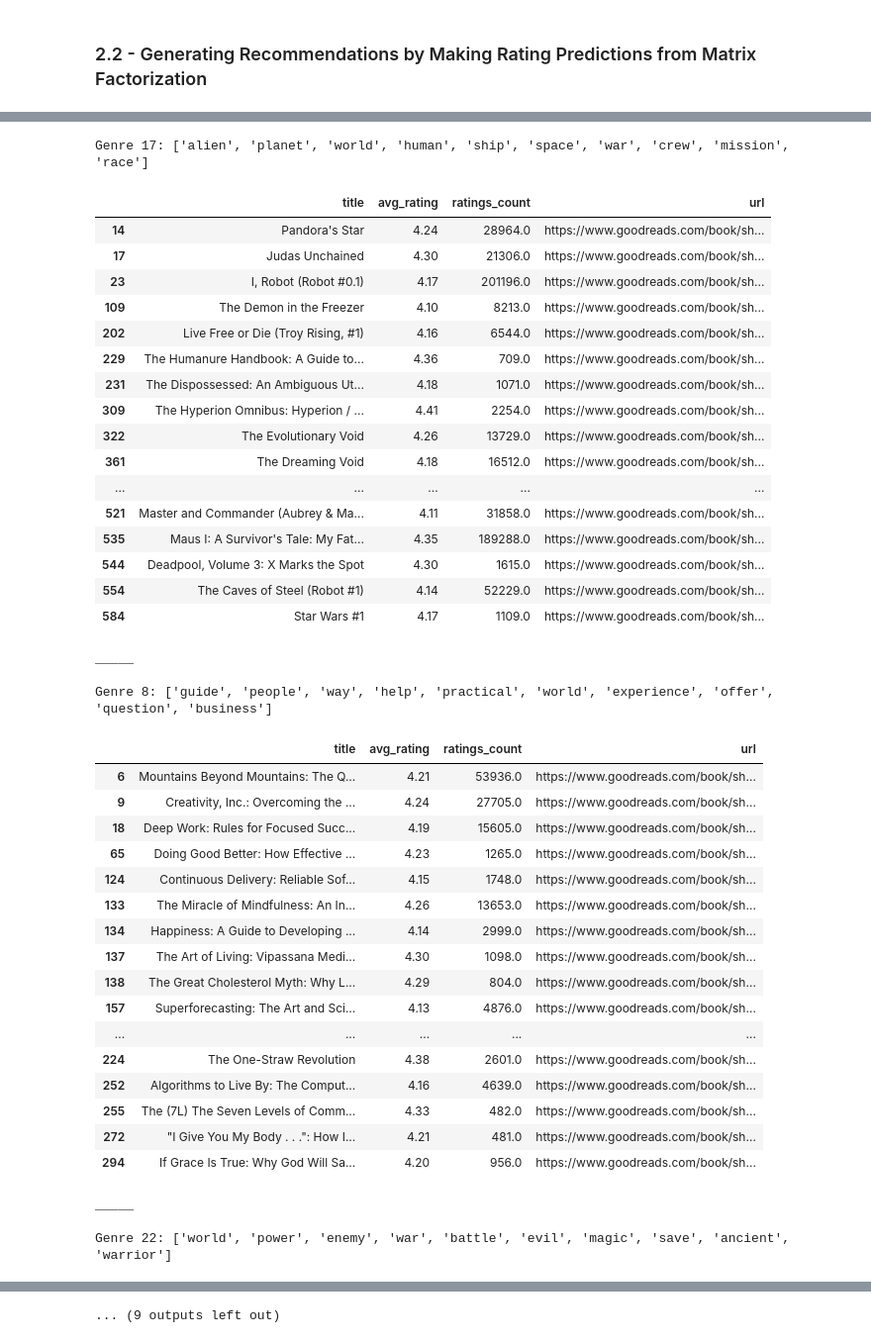
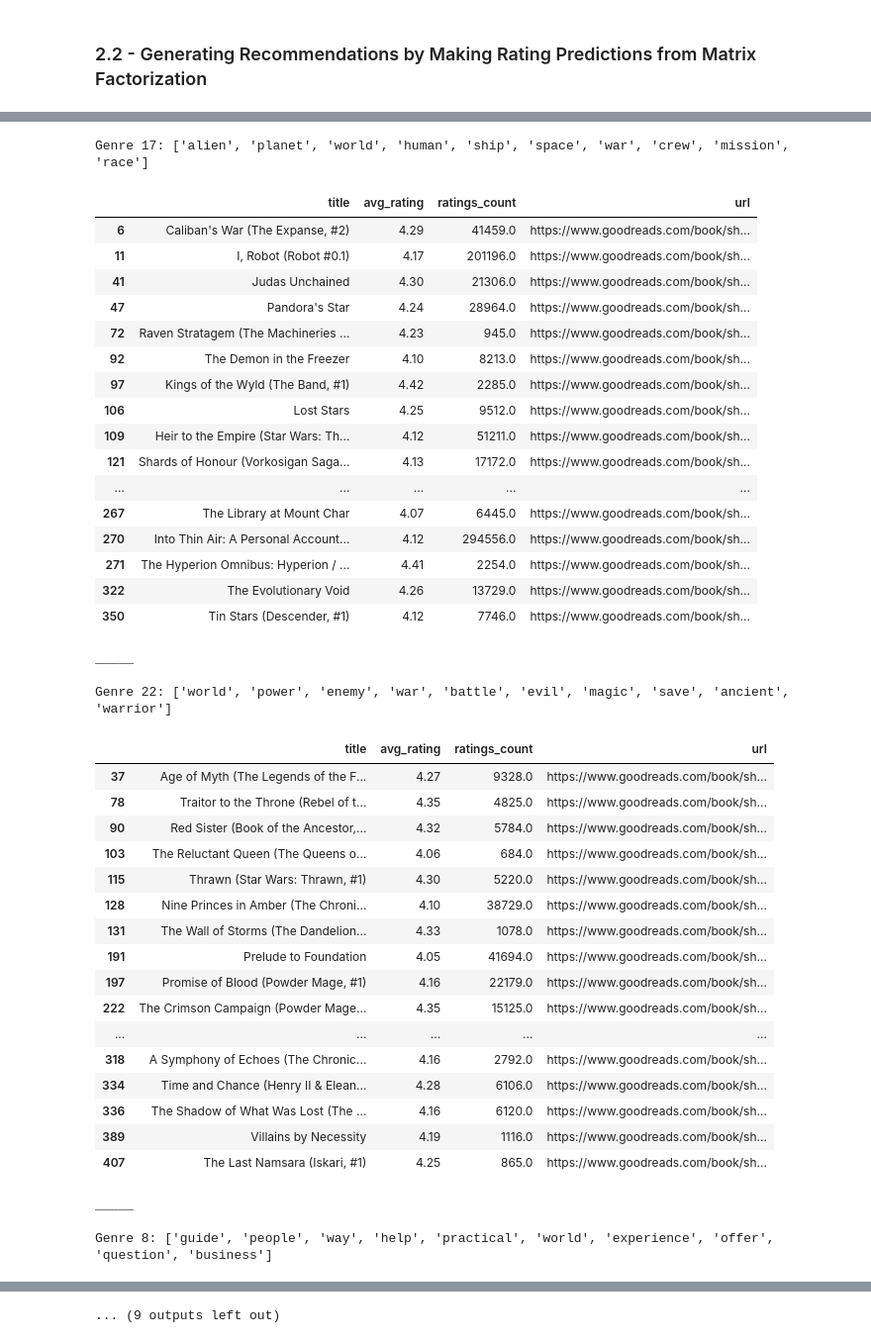
Before and after one commit to mraottth/projects, a Jupyter notebook: Goodreads Book Recommender/book_recommender.ipynb, the cells around one changed output, grey strips where cells are left out. Shown at 99% size. Saved outputs shown, nothing was run; the diff lists cells and outputs as text; code cells hidden in the pictures.

```diff
--- a/Goodreads Book Recommender/book_recommender.ipynb
+++ b/Goodreads Book Recommender/book_recommender.ipynb
@@ -43,9 +43,9 @@ my_books = np.array(my_books["rating"]).reshape(1,-1)
 # Add to sparse matrix
 df_reviews = sparse.vstack([df_reviews, my_books])
 
-# # Replace 0 with 0.1 to prevent cosine similarities from zeroing
-# sparse_fill = 0.001
-# df_reviews.data[df_reviews.data == 0] = sparse_fill
+# Replace 0 with 0.000001 to prevent cosine similarities from zeroing
+sparse_fill = 0.000001
+df_reviews.data[df_reviews.data == 0] = sparse_fill
 
 # Normalize reviews within users
 norm = Normalizer()
@@ -108,7 +108,7 @@ def find_neighbors(n_neighbors, target_user, ratings_df, ind_books, books):
     neighbor_user_ratings.drop(["index"], axis=1, inplace=True)
 
     # Filter out later volumes in series using regex pattern
-    regex1 = r"#([2-9]|[1-9]\d+)"
+    regex1 = r"#([3-9]|[1-9]\d+)"
     regex2 = r"Vol. ([0-9]|[1-9]\d+)"
     neighbor_user_ratings = neighbor_user_ratings[~neighbor_user_ratings["title"].str.contains(regex1)]
     neighbor_user_ratings = neighbor_user_ratings[~neighbor_user_ratings["title"].str.contains(regex2)]
@@ -296,7 +297,7 @@ _____
 ### 2.1 - User:Item Collaborative Filtering with Matrix Factorization
 # %%
 # Find larger number of similar users than before to get broad pool of potentially relevant books
-large_neighborhood_ratings, target_user_ratings = find_neighbors(1000, target, df_reviews, book_index, df_books)
+large_neighborhood_ratings, target_user_ratings = find_neighbors(1500, target, df_reviews, book_index, df_books)
 # %%
 # Get unique users and books to slice df_reviews
 neighbor_index = large_neighborhood_ratings["uid"].unique()
@@ -309,7 +310,7 @@ R = df_reviews[:, neighbor_book_index]
 R = R[neighbor_index, :]
 # %%
 # Decompose user ratings matrix R
-U, sigma, Vt = svds(R, k = 10)
+U, sigma, Vt = svds(R, k = 5)
 sigma = np.diag(sigma)
 
 U = sparse.csr_matrix(U)
@@ -352,60 +353,60 @@ top_preds.head(10)
 # %%
 # Loop through genres in descending relevance order and print top recs
 for genre in genre_ranking.index[0:10]:
 
     g = float(genre[6:])
     highest_rated_pred_genre = top_preds.query("main_genre == @g")\
         .sort_values(by="predicted_rating", ascending=False)\
-        .query("ratings_count > 400 & avg_rating >= 4.0")\
+        .query("ratings_count > 400 & avg_rating >= 4.05")\
 
     # Print genre name and descriptor
     for nt in genre_descriptors.itertuples():
         genre_rep = genre.replace("_"," ")
         if nt.genre_string[0:len(f"{genre}:")] == f"{genre_rep}:":
             print(nt.genre_string)
 
     display(highest_rated_pred_genre[["title", "avg_rating", "ratings_count","url"]].iloc[0:20,:])
     print("_____\n")
 # %% [output]
 Genre 17: ['alien', 'planet', 'world', 'human', 'ship', 'space', 'war', 'crew', 'mission', 'race']
 |  | title | avg_rating | ratings_count | url |
-| 14 | Pandora's Star | 4.24 | 28964.0 | https://www.goodreads.com/book/sh... |
-| 17 | Judas Unchained | 4.30 | 21306.0 | https://www.goodreads.com/book/sh... |
-| 23 | I, Robot (Robot #0.1) | 4.17 | 201196.0 | https://www.goodreads.com/book/sh... |
-| 109 | The Demon in the Freezer | 4.10 | 8213.0 | https://www.goodreads.com/book/sh... |
-| 202 | Live Free or Die (Troy Rising, #1) | 4.16 | 6544.0 | https://www.goodreads.com/book/sh... |
-| 229 | The Humanure Handbook: A Guide to... | 4.36 | 709.0 | https://www.goodreads.com/book/sh... |
-| 231 | The Dispossessed: An Ambiguous Ut... | 4.18 | 1071.0 | https://www.goodreads.com/book/sh... |
-| 309 | The Hyperion Omnibus: Hyperion / ... | 4.41 | 2254.0 | https://www.goodreads.com/book/sh... |
+| 6 | Caliban's War (The Expanse, #2) | 4.29 | 41459.0 | https://www.goodreads.com/book/sh... |
+| 11 | I, Robot (Robot #0.1) | 4.17 | 201196.0 | https://www.goodreads.com/book/sh... |
+| 41 | Judas Unchained | 4.30 | 21306.0 | https://www.goodreads.com/book/sh... |
+| 47 | Pandora's Star | 4.24 | 28964.0 | https://www.goodreads.com/book/sh... |
+| 72 | Raven Stratagem (The Machineries ... | 4.23 | 945.0 | https://www.goodreads.com/book/sh... |
+| 92 | The Demon in the Freezer | 4.10 | 8213.0 | https://www.goodreads.com/book/sh... |
+| 97 | Kings of the Wyld (The Band, #1) | 4.42 | 2285.0 | https://www.goodreads.com/book/sh... |
+| 106 | Lost Stars | 4.25 | 9512.0 | https://www.goodreads.com/book/sh... |
+| 109 | Heir to the Empire (Star Wars: Th... | 4.12 | 51211.0 | https://www.goodreads.com/book/sh... |
+| 121 | Shards of Honour (Vorkosigan Saga... | 4.13 | 17172.0 | https://www.goodreads.com/book/sh... |
+| ... | ... | ... | ... | ... |
+| 267 | The Library at Mount Char | 4.07 | 6445.0 | https://www.goodreads.com/book/sh... |
+| 270 | Into Thin Air: A Personal Account... | 4.12 | 294556.0 | https://www.goodreads.com/book/sh... |
+| 271 | The Hyperion Omnibus: Hyperion / ... | 4.41 | 2254.0 | https://www.goodreads.com/book/sh... |
 | 322 | The Evolutionary Void | 4.26 | 13729.0 | https://www.goodreads.com/book/sh... |
-| 361 | The Dreaming Void | 4.18 | 16512.0 | https://www.goodreads.com/book/sh... |
-| ... | ... | ... | ... | ... |
-| 521 | Master and Commander (Aubrey & Ma... | 4.11 | 31858.0 | https://www.goodreads.com/book/sh... |
-| 535 | Maus I: A Survivor's Tale: My Fat... | 4.35 | 189288.0 | https://www.goodreads.com/book/sh... |
-| 544 | Deadpool, Volume 3: X Marks the Spot | 4.30 | 1615.0 | https://www.goodreads.com/book/sh... |
-| 554 | The Caves of Steel (Robot #1) | 4.14 | 52229.0 | https://www.goodreads.com/book/sh... |
-| 584 | Star Wars #1 | 4.17 | 1109.0 | https://www.goodreads.com/book/sh... |
+| 350 | Tin Stars (Descender, #1) | 4.12 | 7746.0 | https://www.goodreads.com/book/sh... |
 _____
 
-Genre 8: ['guide', 'people', 'way', 'help', 'practical', 'world', 'experience', 'offer', 'question', 'business']
+Genre 22: ['world', 'power', 'enemy', 'war', 'battle', 'evil', 'magic', 'save', 'ancient', 'warrior']
 |  | title | avg_rating | ratings_count | url |
-| 6 | Mountains Beyond Mountains: The Q... | 4.21 | 53936.0 | https://www.goodreads.com/book/sh... |
-| 9 | Creativity, Inc.: Overcoming the ... | 4.24 | 27705.0 | https://www.goodreads.com/book/sh... |
-| 18 | Deep Work: Rules for Focused Succ... | 4.19 | 15605.0 | https://www.goodreads.com/book/sh... |
-| 65 | Doing Good Better: How Effective ... | 4.23 | 1265.0 | https://www.goodreads.com/book/sh... |
-| 124 | Continuous Delivery: Reliable Sof... | 4.15 | 1748.0 | https://www.goodreads.com/book/sh... |
-| 133 | The Miracle of Mindfulness: An In... | 4.26 | 13653.0 | https://www.goodreads.com/book/sh... |
-| 134 | Happiness: A Guide to Developing ... | 4.14 | 2999.0 | https://www.goodreads.com/book/sh... |
-| 137 | The Art of Living: Vipassana Medi... | 4.30 | 1098.0 | https://www.goodreads.com/book/sh... |
-| 138 | The Great Cholesterol Myth: Why L... | 4.29 | 804.0 | https://www.goodreads.com/book/sh... |
-| 157 | Superforecasting: The Art and Sci... | 4.13 | 4876.0 | https://www.goodreads.com/book/sh... |
+| 37 | Age of Myth (The Legends of the F... | 4.27 | 9328.0 | https://www.goodreads.com/book/sh... |
+| 78 | Traitor to the Throne (Rebel of t... | 4.35 | 4825.0 | https://www.goodreads.com/book/sh... |
+| 90 | Red Sister (Book of the Ancestor,... | 4.32 | 5784.0 | https://www.goodreads.com/book/sh... |
+| 103 | The Reluctant Queen (The Queens o... | 4.06 | 684.0 | https://www.goodreads.com/book/sh... |
+| 115 | Thrawn (Star Wars: Thrawn, #1) | 4.30 | 5220.0 | https://www.goodreads.com/book/sh... |
+| 128 | Nine Princes in Amber (The Chroni... | 4.10 | 38729.0 | https://www.goodreads.com/book/sh... |
+| 131 | The Wall of Storms (The Dandelion... | 4.33 | 1078.0 | https://www.goodreads.com/book/sh... |
+| 191 | Prelude to Foundation | 4.05 | 41694.0 | https://www.goodreads.com/book/sh... |
+| 197 | Promise of Blood (Powder Mage, #1) | 4.16 | 22179.0 | https://www.goodreads.com/book/sh... |
+| 222 | The Crimson Campaign (Powder Mage... | 4.35 | 15125.0 | https://www.goodreads.com/book/sh... |
 | ... | ... | ... | ... | ... |
-| 224 | The One-Straw Revolution | 4.38 | 2601.0 | https://www.goodreads.com/book/sh... |
-| 252 | Algorithms to Live By: The Comput... | 4.16 | 4639.0 | https://www.goodreads.com/book/sh... |
-| 255 | The (7L) The Seven Levels of Comm... | 4.33 | 482.0 | https://www.goodreads.com/book/sh... |
-| 272 | "I Give You My Body . . .": How I... | 4.21 | 481.0 | https://www.goodreads.com/book/sh... |
-| 294 | If Grace Is True: Why God Will Sa... | 4.20 | 956.0 | https://www.goodreads.com/book/sh... |
+| 318 | A Symphony of Echoes (The Chronic... | 4.16 | 2792.0 | https://www.goodreads.com/book/sh... |
+| 334 | Time and Chance (Henry II & Elean... | 4.28 | 6106.0 | https://www.goodreads.com/book/sh... |
+| 336 | The Shadow of What Was Lost (The ... | 4.16 | 6120.0 | https://www.goodreads.com/book/sh... |
+| 389 | Villains by Necessity | 4.19 | 1116.0 | https://www.goodreads.com/book/sh... |
+| 407 | The Last Namsara (Iskari, #1) | 4.25 | 865.0 | https://www.goodreads.com/book/sh... |
 _____
 
-Genre 22: ['world', 'power', 'enemy', 'war', 'battle', 'evil', 'magic', 'save', 'ancient', 'warrior']
+Genre 8: ['guide', 'people', 'way', 'help', 'practical', 'world', 'experience', 'offer', 'question', 'business']
 |  | title | avg_rating | ratings_count | url |
```
Also changed, not shown: parts of 6 cells of this notebook.
